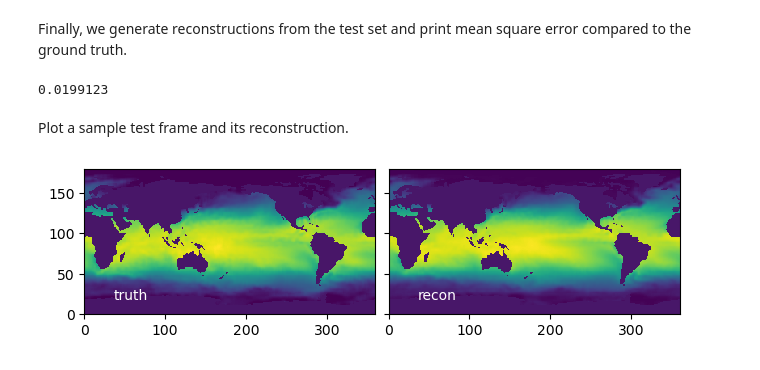
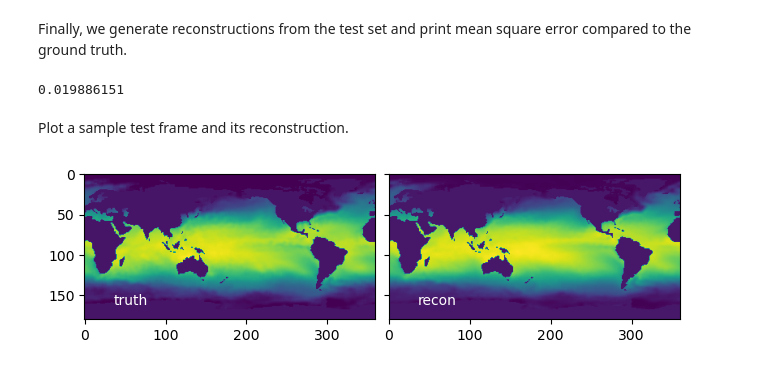
Before and after one commit to shervinsahba/pyshred, a Jupyter notebook: example.ipynb, the cells around one changed output. Drawn from its saved outputs; the diff is of its cells as text; code cells hidden in the pictures.

```diff
--- a/example.ipynb
+++ b/example.ipynb
@@ -18,7 +18,7 @@ from sklearn.preprocessing import MinMaxScaler
 
 num_sensors = 3
 lags = 52
-load_X, full_X, sst_locs = load_data('SST')
+load_X = load_data('SST')
 n = load_X.shape[0]
 m = load_X.shape[1]
 sensor_locations = np.random.choice(m, size=num_sensors, replace=False)
@@ -70,14 +70,17 @@ test_recons = sc.inverse_transform(shred(test_dataset.X).detach().cpu().numpy())
 test_ground_truth = sc.inverse_transform(test_dataset.Y.detach().cpu().numpy())
 print(np.linalg.norm(test_recons - test_ground_truth) / np.linalg.norm(test_ground_truth))
 # %% [output]
-0.0199123
+0.019886151
 # %% [markdown]
 Plot a sample test frame and its reconstruction.
 # %%
+from processdata import load_full_SST
+
 # SST data with world map indices for plotting
-full_test_truth = full_X[test_indices, :]
+full_SST, sst_locs = load_full_SST()
+full_test_truth = full_SST[test_indices, :]
 
-# copying over our reconstruction to the full map
+# replacing SST data with our reconstruction
 full_test_recon = full_test_truth.copy()
 full_test_recon[:,sst_locs] = test_recons
 
@@ -87,10 +90,10 @@ for x in [full_test_truth, full_test_recon]:
 # %%
 plotdata = [full_test_truth, full_test_recon]
 labels = ['truth','recon']
 fig, ax = plt.subplots(1,2,constrained_layout=True,sharey=True)
 for axis,p,label in zip(ax, plotdata, labels):
-    axis.pcolormesh(np.flipud(p[0]))
+    axis.imshow(p[0])
     axis.set_aspect('equal')
     axis.text(0.1,0.1,label,color='w',transform=axis.transAxes)
 # %% [output]
-[figure, old version]
+[figure, new version]
```
Also changed, not shown: 1 other file.
